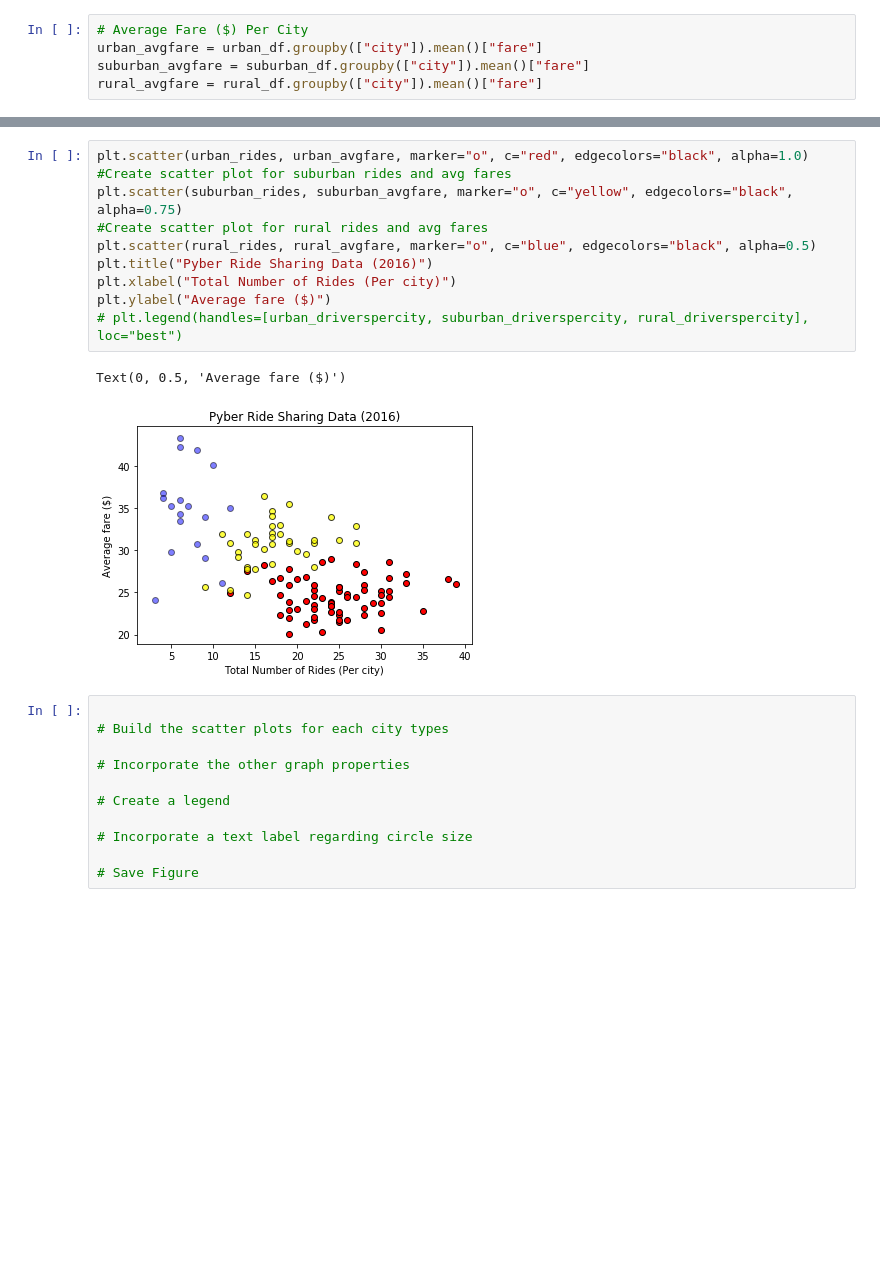
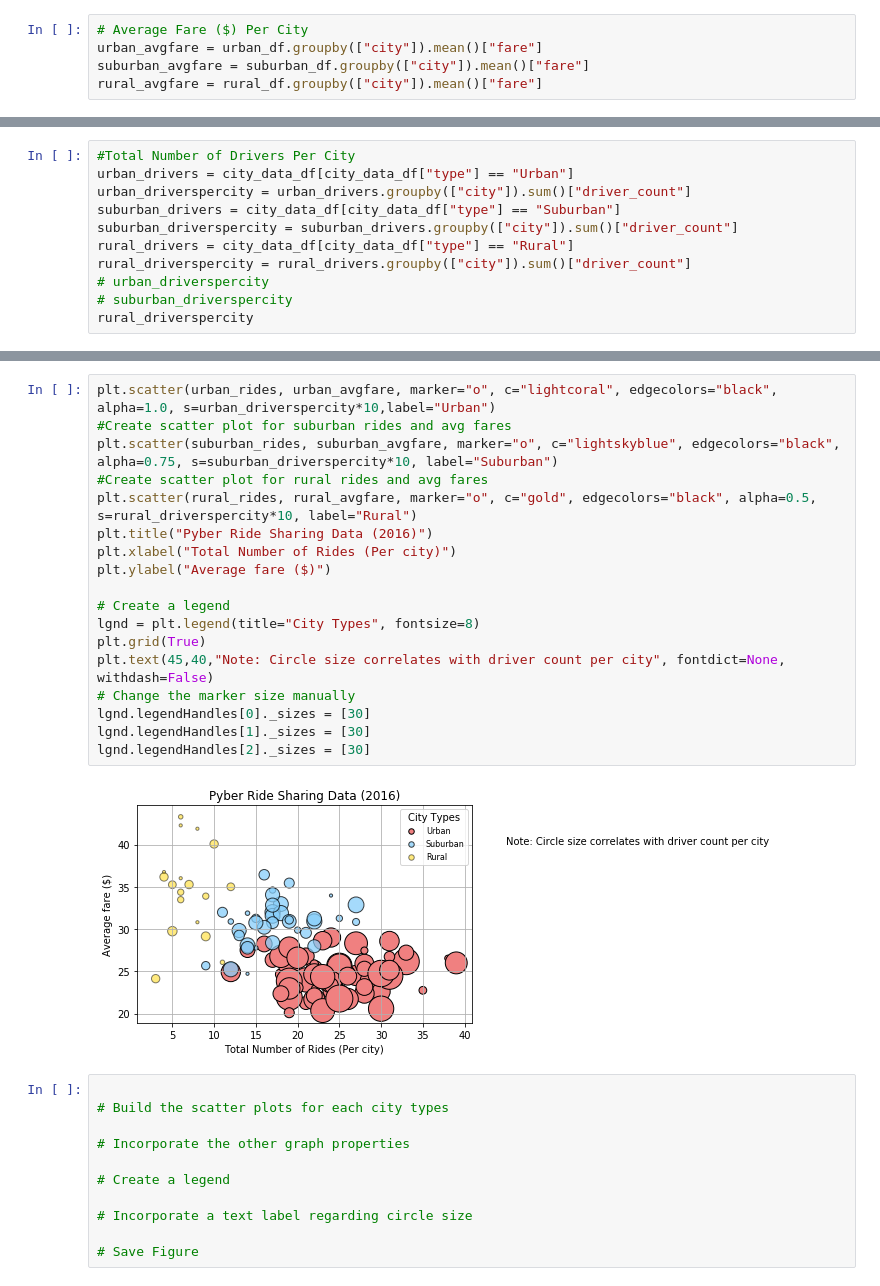
Before and after one commit to kokuji/pyber, a Jupyter notebook: pyber_starter - WIP.ipynb, the cells around one changed output, grey strips where cells are left out. Drawn from its saved outputs; the diff is of its cells as text; blank space fills up the shorter version.

```diff
--- a/pyber_starter - WIP.ipynb
+++ b/pyber_starter - WIP.ipynb
@@ -57,0 +53,11 @@ rural_driverspercity = rural_df.groupby(["city"]).sum()["driver_count"]
+# %%
+#Total Number of Drivers Per City
+urban_drivers = city_data_df[city_data_df["type"] == "Urban"]
+urban_driverspercity = urban_drivers.groupby(["city"]).sum()["driver_count"]
+suburban_drivers = city_data_df[city_data_df["type"] == "Suburban"]
+suburban_driverspercity = suburban_drivers.groupby(["city"]).sum()["driver_count"]
+rural_drivers = city_data_df[city_data_df["type"] == "Rural"]
+rural_driverspercity = rural_drivers.groupby(["city"]).sum()["driver_count"]
+# urban_driverspercity
+# suburban_driverspercity
+rural_driverspercity
@@ -58,16 +85,23 @@ rural_driverspercity = rural_df.groupby(["city"]).sum()["driver_count"]
 # %%
-plt.scatter(urban_rides, urban_avgfare, marker="o", c="red", edgecolors="black", alpha=1.0)
+plt.scatter(urban_rides, urban_avgfare, marker="o", c="lightcoral", edgecolors="black", alpha=1.0, s=urban_driverspercity*10,label="Urban")
 #Create scatter plot for suburban rides and avg fares
-plt.scatter(suburban_rides, suburban_avgfare, marker="o", c="yellow", edgecolors="black", alpha=0.75)
+plt.scatter(suburban_rides, suburban_avgfare, marker="o", c="lightskyblue", edgecolors="black", alpha=0.75, s=suburban_driverspercity*10, label="Suburban")
 #Create scatter plot for rural rides and avg fares
-plt.scatter(rural_rides, rural_avgfare, marker="o", c="blue", edgecolors="black", alpha=0.5)
+plt.scatter(rural_rides, rural_avgfare, marker="o", c="gold", edgecolors="black", alpha=0.5, s=rural_driverspercity*10, label="Rural")
 plt.title("Pyber Ride Sharing Data (2016)")
 plt.xlabel("Total Number of Rides (Per city)")
 plt.ylabel("Average fare ($)")
-# plt.legend(handles=[urban_driverspercity, suburban_driverspercity, rural_driverspercity], loc="best")
+
+# Create a legend
+lgnd = plt.legend(title="City Types", fontsize=8)
+plt.grid(True)
+plt.text(45,40,"Note: Circle size correlates with driver count per city", fontdict=None, withdash=False)
+# Change the marker size manually
+lgnd.legendHandles[0]._sizes = [30]
+lgnd.legendHandles[1]._sizes = [30]
+lgnd.legendHandles[2]._sizes = [30]
 # %% [output]
-Text(0, 0.5, 'Average fare ($)')
-[figure, old version]
+[figure, new version]
 # %%
 
 # Build the scatter plots for each city types
```
Also changed, not shown: parts of 9 cells of this notebook.
